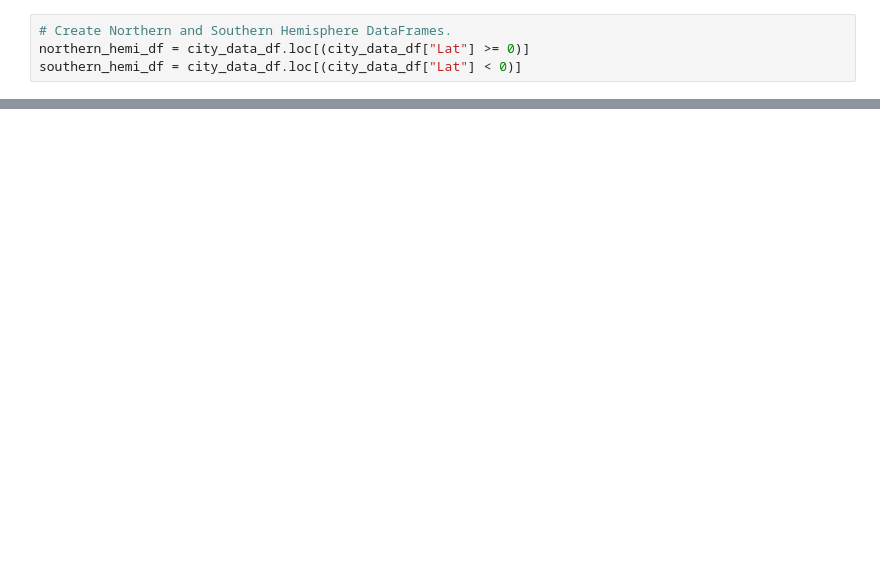
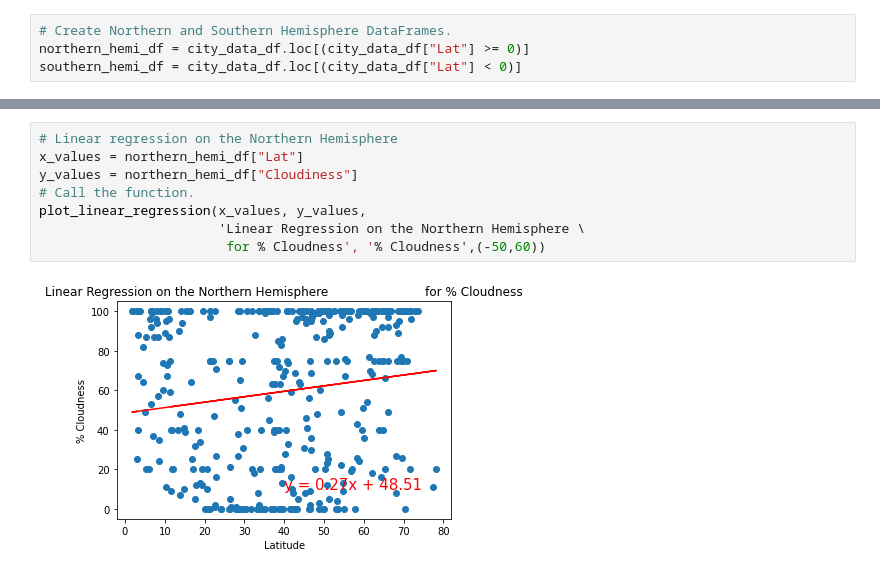
Before and after one commit to sharonsun131/World_Weather_Analysis, a Jupyter notebook: WeatherPy.ipynb, the cells around one changed output, grey strips where cells are left out. Cells and saved outputs as stored; diff of their text form; blank space fills up the shorter version.

```diff
--- a/WeatherPy.ipynb
+++ b/WeatherPy.ipynb
@@ -353,0 +356,10 @@ plot_linear_regression(x_values, y_values,
+# %%
+# Linear regression on the Northern Hemisphere
+x_values = northern_hemi_df["Lat"]
+y_values = northern_hemi_df["Cloudiness"]
+# Call the function.
+plot_linear_regression(x_values, y_values,
+                       'Linear Regression on the Northern Hemisphere \
+                        for % Cloudness', '% Cloudness',(-50,60))
+# %% [output]
+[figure, added]
```
Also changed, not shown: parts of 18 cells of this notebook.
